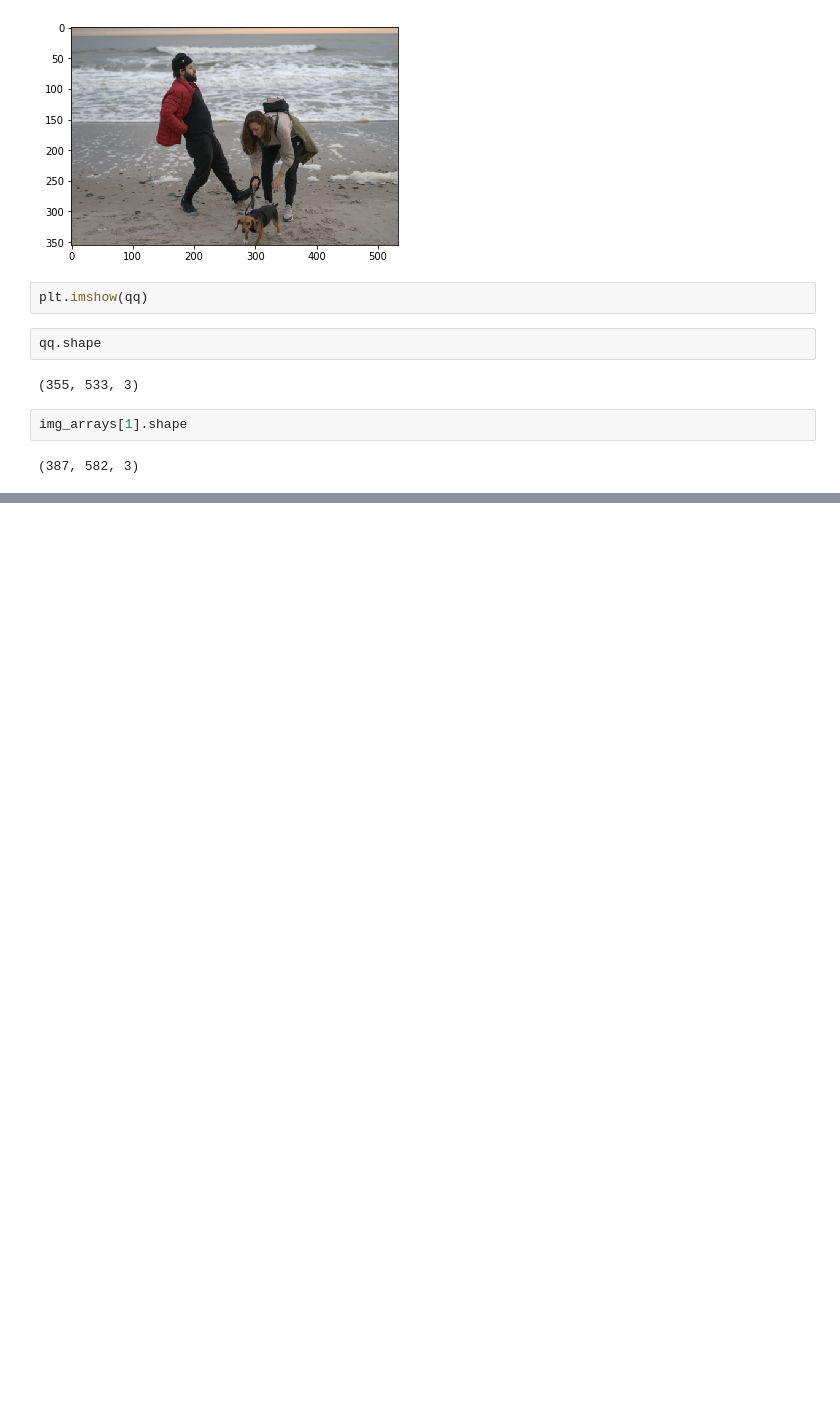
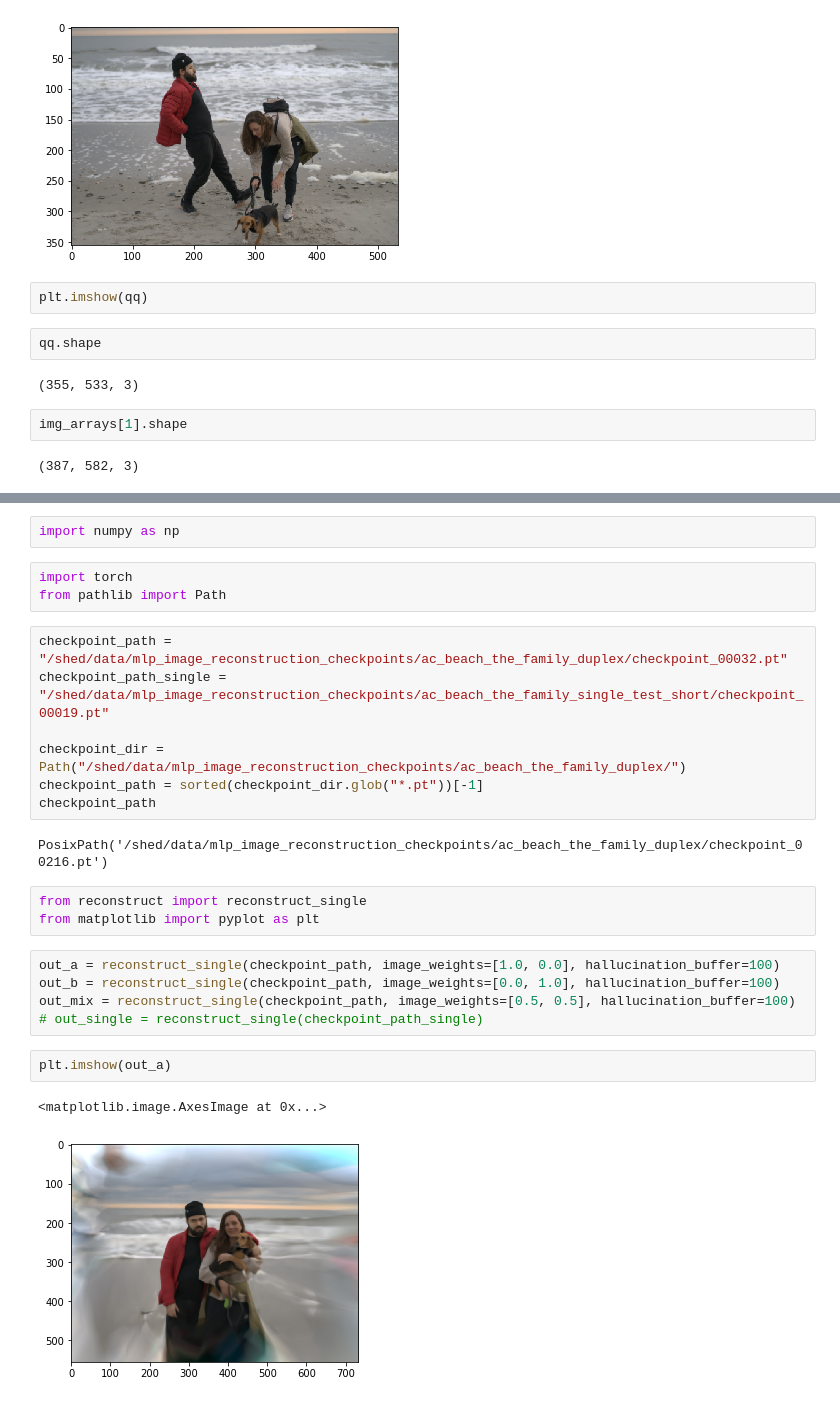
Before and after one commit to thomasbkahn/mlp_image_reconstruction, a Jupyter notebook: dev_interpolation.ipynb, the cells around one changed output, grey strips where cells are left out. Drawn from its saved outputs; the diff is of its cells as text; blank space fills up the shorter version.

Commit message:
interpolation and reconstruction now complete

```diff
--- a/dev_interpolation.ipynb
+++ b/dev_interpolation.ipynb
@@ -306,0 +309,27 @@ img_arrays[1].shape
+# %%
+import numpy as np
+# %%
+import torch
+from pathlib import Path
+# %%
+checkpoint_path = "/shed/data/mlp_image_reconstruction_checkpoints/ac_beach_the_family_duplex/checkpoint_00032.pt"
+checkpoint_path_single = "/shed/data/mlp_image_reconstruction_checkpoints/ac_beach_the_family_single_test_short/checkpoint_00019.pt"
+
+checkpoint_dir = Path("/shed/data/mlp_image_reconstruction_checkpoints/ac_beach_the_family_duplex/")
+checkpoint_path = sorted(checkpoint_dir.glob("*.pt"))[-1]
+checkpoint_path
+# %% [output]
+PosixPath('/shed/data/mlp_image_reconstruction_checkpoints/ac_beach_the_family_duplex/checkpoint_00216.pt')
+# %%
+from reconstruct import reconstruct_single
+from matplotlib import pyplot as plt
+# %%
+out_a = reconstruct_single(checkpoint_path, image_weights=[1.0, 0.0], hallucination_buffer=100)
+out_b = reconstruct_single(checkpoint_path, image_weights=[0.0, 1.0], hallucination_buffer=100)
+out_mix = reconstruct_single(checkpoint_path, image_weights=[0.5, 0.5], hallucination_buffer=100)
+# out_single = reconstruct_single(checkpoint_path_single)
+# %%
+plt.imshow(out_a)
+# %% [output]
+<matplotlib.image.AxesImage at 0x...>
+[figure, added]
```
Also changed, not shown: parts of 11 cells of this notebook, 4 other files.
